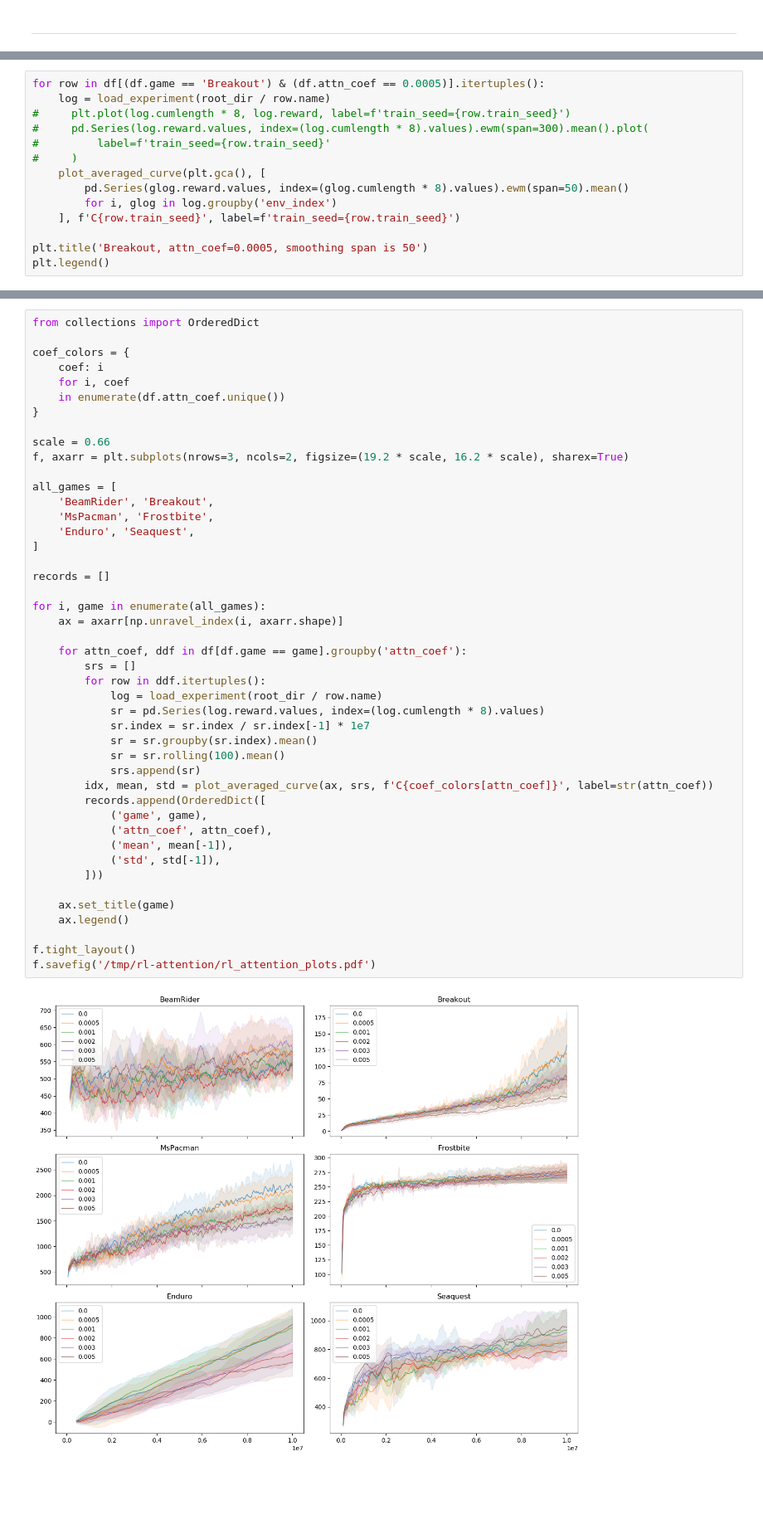
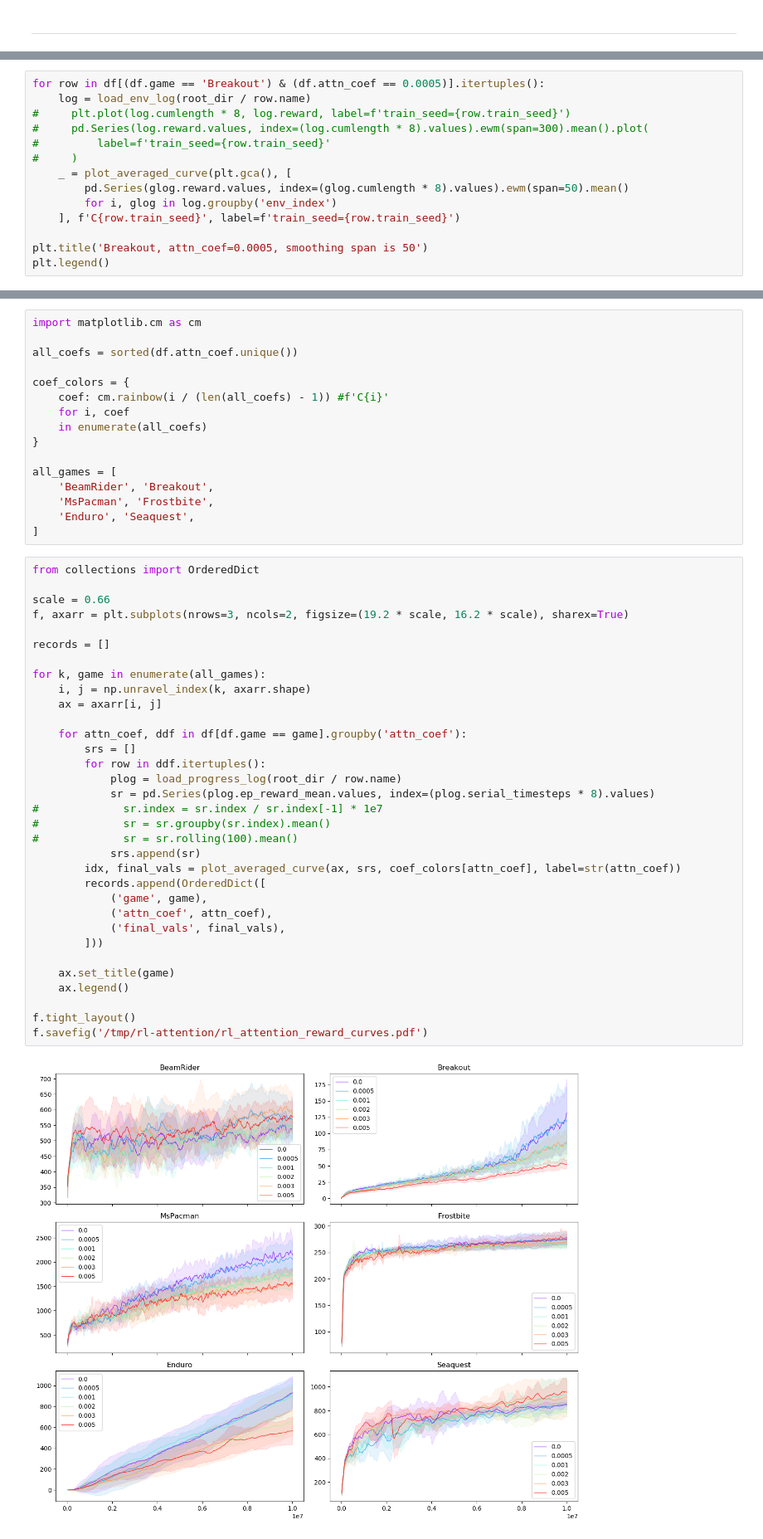
Before and after one commit to dniku/rl-attention, a Jupyter notebook: analysis/experiment_processing.ipynb, the cells around one changed output, grey strips where cells are left out. Shown at 83% size. Drawn from its saved outputs; the diff is of its cells as text; blank space fills up the shorter version.

```diff
--- a/analysis/experiment_processing.ipynb
+++ b/analysis/experiment_processing.ipynb
@@ -189,12 +233,12 @@ _ = plot_averaged_curve(plt.gca(), [
 [figure]
 # %%
 for row in df[(df.game == 'Breakout') & (df.attn_coef == 0.0005)].itertuples():
-    log = load_experiment(root_dir / row.name)
+    log = load_env_log(root_dir / row.name)
 #     plt.plot(log.cumlength * 8, log.reward, label=f'train_seed={row.train_seed}')
 #     pd.Series(log.reward.values, index=(log.cumlength * 8).values).ewm(span=300).mean().plot(
 #         label=f'train_seed={row.train_seed}'
 #     )
-    plot_averaged_curve(plt.gca(), [
+    _ = plot_averaged_curve(plt.gca(), [
         pd.Series(glog.reward.values, index=(glog.cumlength * 8).values).ewm(span=50).mean()
         for i, glog in log.groupby('env_index')
     ], f'C{row.train_seed}', label=f'train_seed={row.train_seed}')
@@ -204,52 +248,56 @@ plt.legend()
 # %% [output]
 <matplotlib.legend.Legend at 0x...>
 [figure]
+# %%
+import matplotlib.cm as cm
+
+all_coefs = sorted(df.attn_coef.unique())
+
+coef_colors = {
+    coef: cm.rainbow(i / (len(all_coefs) - 1)) #f'C{i}'
+    for i, coef
+    in enumerate(all_coefs)
+}
+
+all_games = [
+    'BeamRider', 'Breakout',
+    'MsPacman', 'Frostbite',
+    'Enduro', 'Seaquest',
+]
 # %%
 from collections import OrderedDict
-
-coef_colors = {
-    coef: i
-    for i, coef
-    in enumerate(df.attn_coef.unique())
-}
 
 scale = 0.66
 f, axarr = plt.subplots(nrows=3, ncols=2, figsize=(19.2 * scale, 16.2 * scale), sharex=True)
 
-all_games = [
-    'BeamRider', 'Breakout',
-    'MsPacman', 'Frostbite',
-    'Enduro', 'Seaquest',
-]
-
 records = []
 
-for i, game in enumerate(all_games):
-    ax = axarr[np.unravel_index(i, axarr.shape)]
+for k, game in enumerate(all_games):
+    i, j = np.unravel_index(k, axarr.shape)
+    ax = axarr[i, j]
 
     for attn_coef, ddf in df[df.game == game].groupby('attn_coef'):
         srs = []
         for row in ddf.itertuples():
-            log = load_experiment(root_dir / row.name)
-            sr = pd.Series(log.reward.values, index=(log.cumlength * 8).values)
-            sr.index = sr.index / sr.index[-1] * 1e7
-            sr = sr.groupby(sr.index).mean()
-            sr = sr.rolling(100).mean()
+            plog = load_progress_log(root_dir / row.name)
+            sr = pd.Series(plog.ep_reward_mean.values, index=(plog.serial_timesteps * 8).values)
+#             sr.index = sr.index / sr.index[-1] * 1e7
+#             sr = sr.groupby(sr.index).mean()
+#             sr = sr.rolling(100).mean()
             srs.append(sr)
-        idx, mean, std = plot_averaged_curve(ax, srs, f'C{coef_colors[attn_coef]}', label=str(attn_coef))
+        idx, final_vals = plot_averaged_curve(ax, srs, coef_colors[attn_coef], label=str(attn_coef))
         records.append(OrderedDict([
             ('game', game),
             ('attn_coef', attn_coef),
-            ('mean', mean[-1]),
-            ('std', std[-1]),
+            ('final_vals', final_vals),
         ]))
 
     ax.set_title(game)
     ax.legend()
 
 f.tight_layout()
-f.savefig('/tmp/rl-attention/rl_attention_plots.pdf')
+f.savefig('/tmp/rl-attention/rl_attention_reward_curves.pdf')
 # %% [output]
-[figure, old version]
+[figure, new version]
 # %%
 df_results = pd.DataFrame.from_records(records)
```
Also changed, not shown: parts of 11 cells of this notebook.
